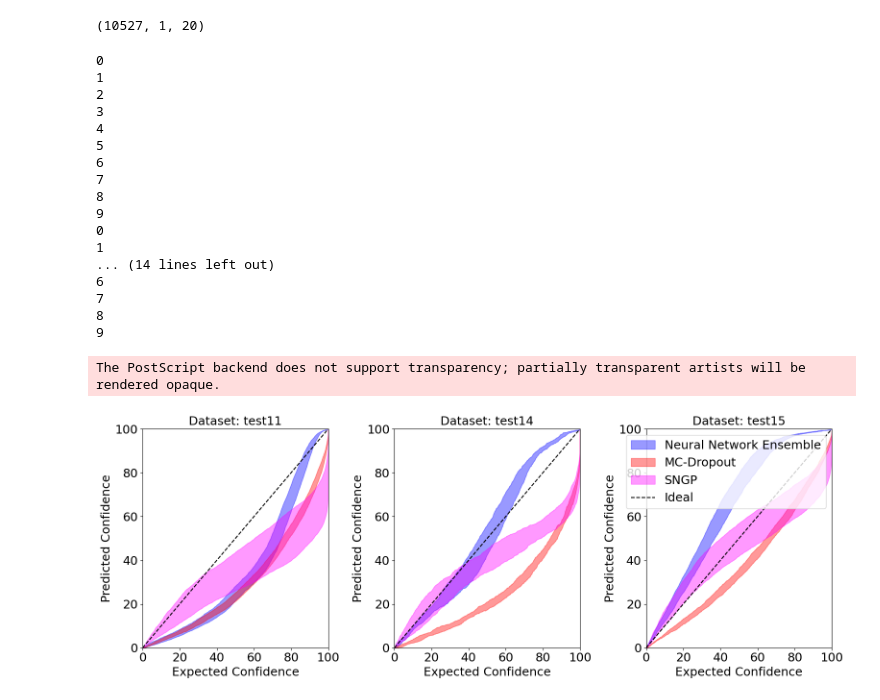
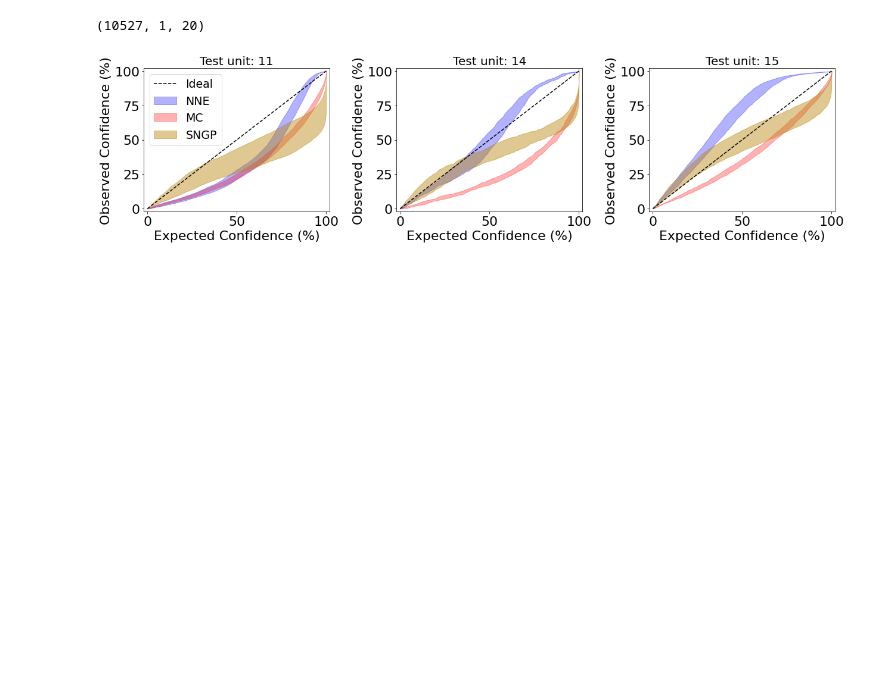
Before and after one commit to VNemani14/UQ_ML_Tutorial, a Jupyter notebook: Case_study_3/results.ipynb, the cells around one changed output. Drawn from its saved outputs; the diff is of its cells as text; code cells hidden in the pictures; blank space fills up the shorter version.

```diff
--- a/Case_study_3/results.ipynb
+++ b/Case_study_3/results.ipynb
@@ -23,7 +23,6 @@ import tensorflow_probability as tfp
 import gpflow
 import gpflux
 from gpflow.config import default_float
-from lib.spectral_normalization import SpectralNormalization
 
 from tensorflow.keras import Model
 from sklearn.metrics import mean_absolute_error as mae
@@ -33,7 +32,7 @@ from os.path import isfile, join
 from tqdm import tqdm
 
 
-plt.rcParams.update({'font.size': 18})
+plt.rcParams.update({'font.size': 22})
 # %%
 mypath = 'N-CMAPSS_DL/N-CMAPSS/Samples_whole/'
 onlyfiles = [f for f in listdir(mypath) if isfile(join(mypath, f))]
@@ -207,7 +183,7 @@ allresults_MCdf=pd.read_excel("results/MCDropout_CMAPPS_prediction_results_resne
 
 allresults_DEdf=pd.read_excel("results/NNEnsemble_CMAPPS_prediction_results_resnet.xlsx")
 # %%
-fig, ax = plt.subplots(1,3,figsize=(16, 6))
+fig, ax = plt.subplots(1,3,figsize=(18, 5))
 dataset = ['test11', 'test14', 'test15']
 
 # plotting DE and MC
@@ -218,7 +194,6 @@ for myset, myax in zip(range(len(dataset)),ax.flatten()):
     allCI_SNGP = np.zeros((1000, allresults_SNGPdf['iteration'].max()+1))
 
     for myiter in range(allresults_MCdf['iteration'].max()+1):
-        print(myiter)
         df = allresults_MCdf.loc[(allresults_MCdf['dataset']==dataset[myset]) &
                                  (allresults_MCdf['iteration']==myiter)]
         exp_CI, CI_MC, ECE = get_confidence_interval(df['True'].values,
@@ -236,62 +211,45 @@ for myset, myax in zip(range(len(dataset)),ax.flatten()):
                                                df['NN_sigma_eff'].values)
         allCI_DE[:,myiter] = CI_NN
 
     for myiter in range(allresults_SNGPdf['iteration'].max()+1):
         df = allresults_SNGPdf.loc[(allresults_SNGPdf['dataset']==dataset[myset]) &
                                  (allresults_SNGPdf['iteration']==myiter)]
         exp_CI, CI_SNGP, ECE = get_confidence_interval(df['True'].values,
                                                df['SNGP_mu_eff'].values,
                                                df['SNGP_sigma_eff'].values)
         allCI_SNGP[:,myiter] = CI_SNGP
 
 
+    myax.plot([0,100],[0,100], color='black', linestyle='dashed', label='Ideal')
 
     myax.fill_between(exp_CI,
                 np.mean(allCI_DE, axis = 1)+np.std(allCI_DE, axis = 1),
                 np.mean(allCI_DE, axis = 1)-np.std(allCI_DE, axis = 1),
-                color='blue', alpha = 0.4, linestyle='None', label='Neural Network Ensemble')
+                color='blue', alpha = 0.3, linestyle='None', label='NNE')
 
     myax.fill_between(exp_CI,
                 np.mean(allCI_MC, axis = 1)+np.std(allCI_MC, axis = 1),
                 np.mean(allCI_MC, axis = 1)-np.std(allCI_MC, axis = 1),
-                color='red', alpha = 0.4, linestyle='None', label='MC-Dropout')
+                color='red', alpha = 0.3, linestyle='None', label='MC')
 
     myax.fill_between(exp_CI,
                 np.mean(allCI_SNGP, axis = 1)+np.std(allCI_SNGP, axis = 1),
                 np.mean(allCI_SNGP, axis = 1)-np.std(allCI_SNGP, axis = 1),
-                color='magenta', alpha = 0.4, linestyle='None', label='SNGP')
-
-    myax.plot([0,100],[0,100], color='black', linestyle='dashed', label='Ideal')
+                color='darkgoldenrod', alpha = 0.45, linestyle='None', label='SNGP')
 
 
-    myax.set_title("Dataset: "+ dataset[myset], fontsize = 18)
-    myax.set_xlabel("Expected Confidence")
-    myax.set_ylabel("Predicted Confidence")
-    myax.set_xlim([0,100])
-    myax.set_ylim([0,100])
-    if myset == 2:
-        myax.legend()
+
+
+    myax.set_title("Test unit: "+ dataset[myset][-2:], fontsize = 20)
+    myax.set_xlabel("Expected Confidence (%)")
+    myax.set_ylabel("Observed Confidence (%)")
+    myax.set_xlim([-2,102])
+    myax.set_ylim([-2,102])
+    if myset == 0:
+        myax.legend(loc='upper left', fontsize = 19)
 #         myax.legend(loc='upper center', bbox_to_anchor=(1.0, -1.45), ncol=3, fancybox=True)
 
 plt.tight_layout()
-fig.savefig("figures/calibration_curves.eps", format='eps')
+fig.savefig("calibration_curves_CS2.pdf", format='pdf')
 # %% [output]
-0
-1
-2
-3
-4
-5
-6
-7
-8
-9
-0
-1
-... (14 lines left out)
-6
-7
-8
-9
-The PostScript backend does not support transparency; partially transparent artists will be rendered opaque.
-[figure, old version]
+[figure, new version]
```
Also changed, not shown: parts of 6 cells of this notebook.
